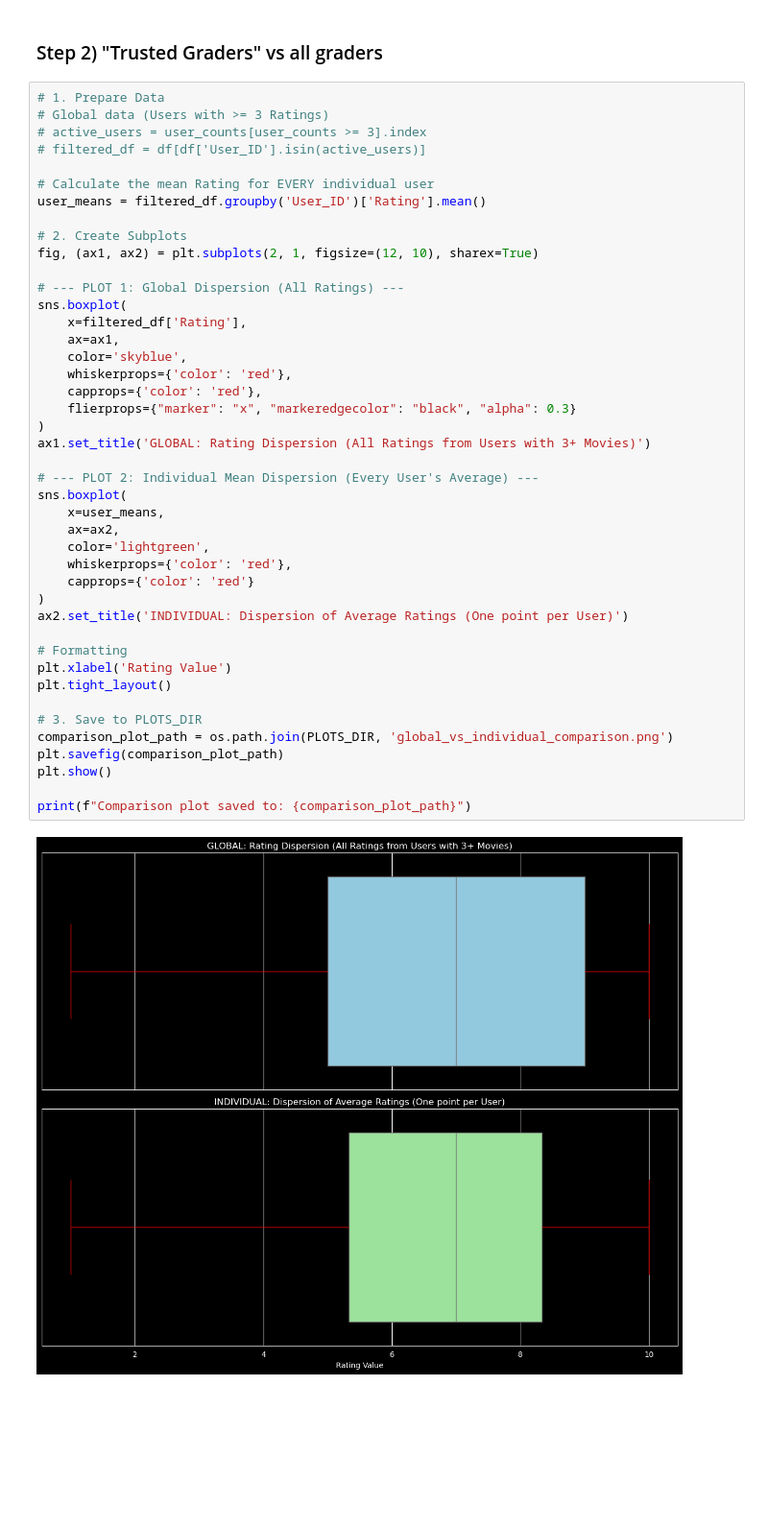
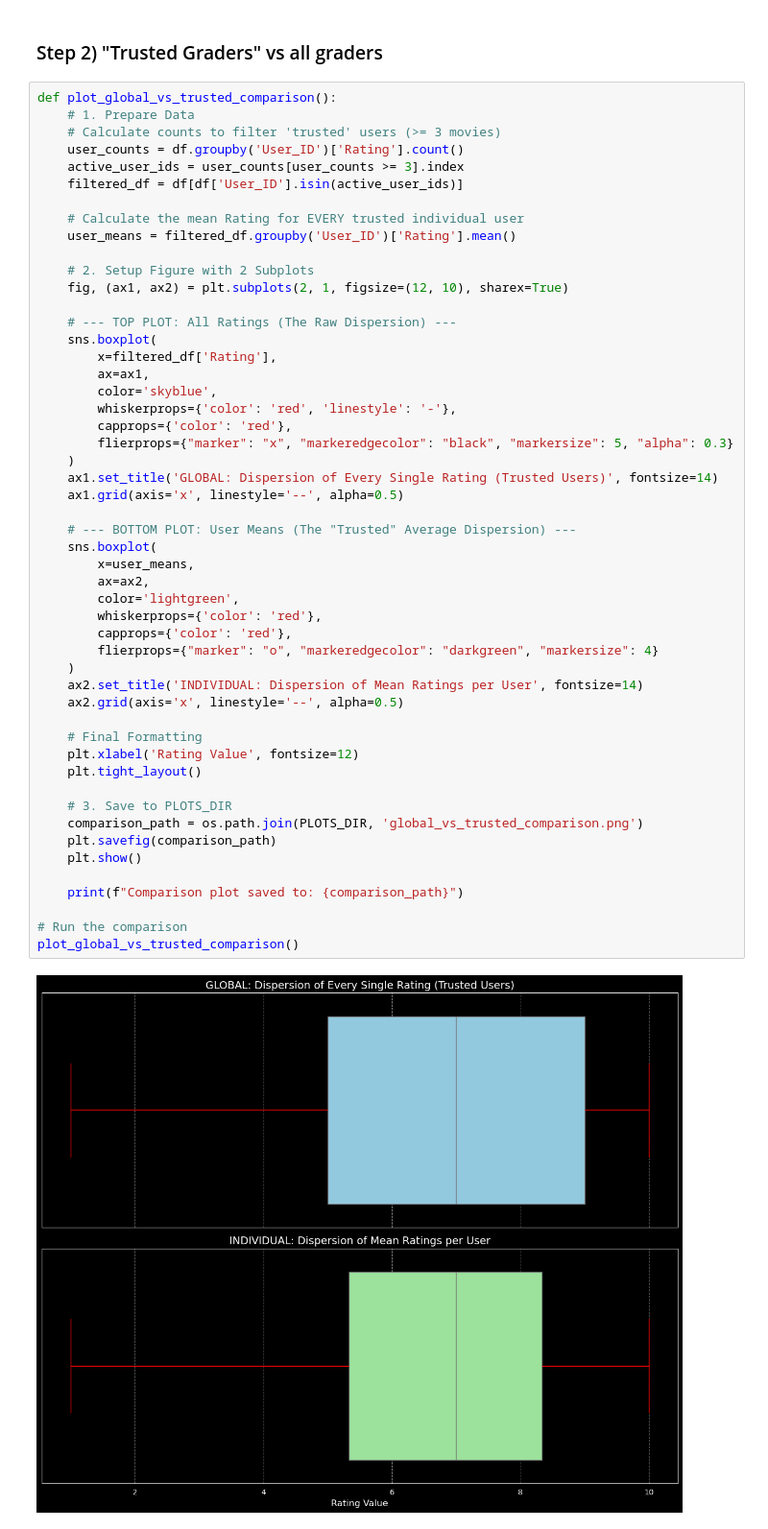
Before and after one commit to GeorgeStyl/Neural-Movie-Clusters, a Jupyter notebook: notebooks/0z_DROPBOX_clustering_and_embeddings.ipynb, the cells around one changed output. Shown at 96% size. Cells and saved outputs as stored; diff of their text form; blank space fills up the shorter version.

```diff
--- a/notebooks/0z_DROPBOX_clustering_and_embeddings.ipynb
+++ b/notebooks/0z_DROPBOX_clustering_and_embeddings.ipynb
@@ -392,47 +419,55 @@ Plot saved to: ../plots/user_ratings_dispersion_red_whiskers.png
 # %% [markdown]
 ### Step 2) "Trusted Graders" vs all graders
 # %%
-# 1. Prepare Data
-# Global data (Users with >= 3 Ratings)
-# active_users = user_counts[user_counts >= 3].index
-# filtered_df = df[df['User_ID'].isin(active_users)]
+def plot_global_vs_trusted_comparison():
+    # 1. Prepare Data
+    # Calculate counts to filter 'trusted' users (>= 3 movies)
+    user_counts = df.groupby('User_ID')['Rating'].count()
+    active_user_ids = user_counts[user_counts >= 3].index
+    filtered_df = df[df['User_ID'].isin(active_user_ids)]
 
-# Calculate the mean Rating for EVERY individual user
-user_means = filtered_df.groupby('User_ID')['Rating'].mean()
+    # Calculate the mean Rating for EVERY trusted individual user
+    user_means = filtered_df.groupby('User_ID')['Rating'].mean()
 
-# 2. Create Subplots
-fig, (ax1, ax2) = plt.subplots(2, 1, figsize=(12, 10), sharex=True)
+    # 2. Setup Figure with 2 Subplots
+    fig, (ax1, ax2) = plt.subplots(2, 1, figsize=(12, 10), sharex=True)
 
-# --- PLOT 1: Global Dispersion (All Ratings) ---
-sns.boxplot(
-    x=filtered_df['Rating'],
-    ax=ax1,
-    color='skyblue',
-    whiskerprops={'color': 'red'},
-    capprops={'color': 'red'},
-    flierprops={"marker": "x", "markeredgecolor": "black", "alpha": 0.3}
-)
-ax1.set_title('GLOBAL: Rating Dispersion (All Ratings from Users with 3+ Movies)')
+    # --- TOP PLOT: All Ratings (The Raw Dispersion) ---
+    sns.boxplot(
+        x=filtered_df['Rating'],
+        ax=ax1,
+        color='skyblue',
+        whiskerprops={'color': 'red', 'linestyle': '-'},
+        capprops={'color': 'red'},
+        flierprops={"marker": "x", "markeredgecolor": "black", "markersize": 5, "alpha": 0.3}
+    )
+    ax1.set_title('GLOBAL: Dispersion of Every Single Rating (Trusted Users)', fontsize=14)
+    ax1.grid(axis='x', linestyle='--', alpha=0.5)
 
-# --- PLOT 2: Individual Mean Dispersion (Every User's Average) ---
-sns.boxplot(
-    x=user_means,
-    ax=ax2,
-    color='lightgreen',
-    whiskerprops={'color': 'red'},
-    capprops={'color': 'red'}
-)
-ax2.set_title('INDIVIDUAL: Dispersion of Average Ratings (One point per User)')
+    # --- BOTTOM PLOT: User Means (The "Trusted" Average Dispersion) ---
+    sns.boxplot(
+        x=user_means,
+        ax=ax2,
+        color='lightgreen',
+        whiskerprops={'color': 'red'},
+        capprops={'color': 'red'},
+        flierprops={"marker": "o", "markeredgecolor": "darkgreen", "markersize": 4}
+    )
+    ax2.set_title('INDIVIDUAL: Dispersion of Mean Ratings per User', fontsize=14)
+    ax2.grid(axis='x', linestyle='--', alpha=0.5)
 
-# Formatting
-plt.xlabel('Rating Value')
-plt.tight_layout()
+    # Final Formatting
+    plt.xlabel('Rating Value', fontsize=12)
+    plt.tight_layout()
 
-# 3. Save to PLOTS_DIR
-comparison_plot_path = os.path.join(PLOTS_DIR, 'global_vs_individual_comparison.png')
-plt.savefig(comparison_plot_path)
-plt.show()
+    # 3. Save to PLOTS_DIR
+    comparison_path = os.path.join(PLOTS_DIR, 'global_vs_trusted_comparison.png')
+    plt.savefig(comparison_path)
+    plt.show()
 
-print(f"Comparison plot saved to: {comparison_plot_path}")
+    print(f"Comparison plot saved to: {comparison_path}")
+
+# Run the comparison
+plot_global_vs_trusted_comparison()
 # %% [output]
-[figure, old version]
+[figure, new version]
```
Also changed, not shown: parts of 3 cells of this notebook.
